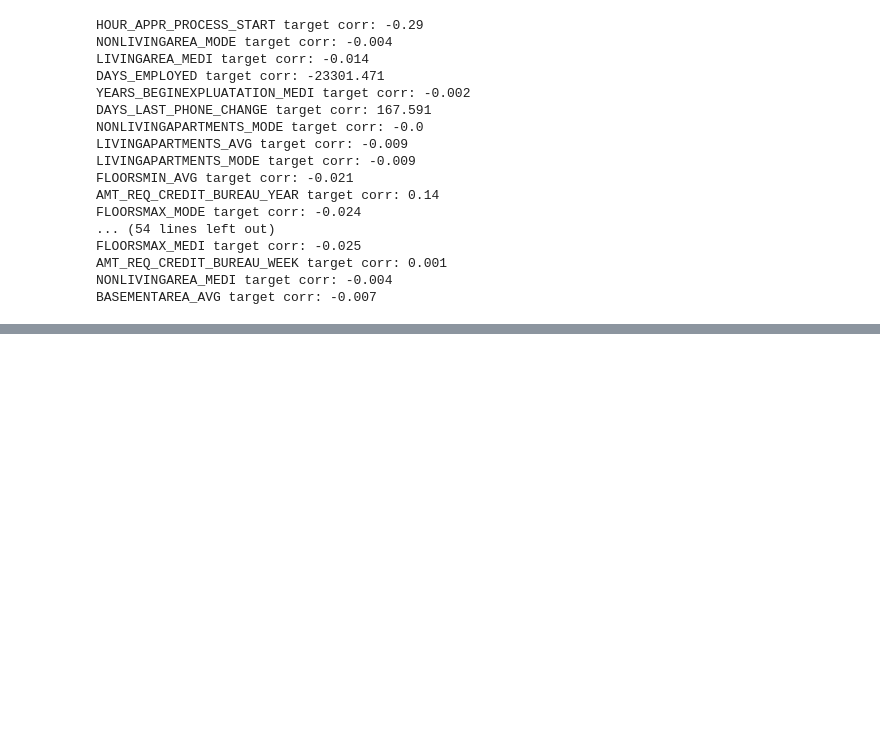
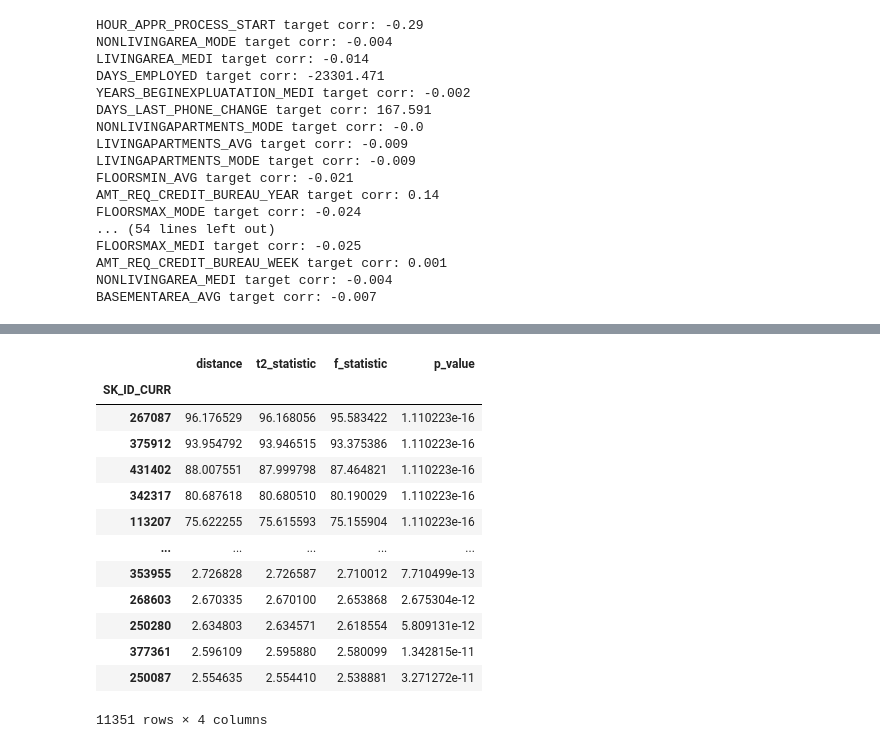
Before and after one commit to dayyass/bachelor-diploma, a Jupyter notebook: analysis/numerical_features.ipynb, the cells around one changed output, grey strips where cells are left out. Drawn from its saved outputs; the diff is of its cells as text; code cells hidden in the pictures; blank space fills up the shorter version.

```diff
--- a/analysis/numerical_correlation.ipynb
+++ b/analysis/numerical_features.ipynb
@@ -211,0 +440,18 @@ BASEMENTAREA_AVG target corr: -0.007
+# %%
+df_application_train_numerical.drop(["TARGET"], axis=1, inplace=True)
+df_application_train_numerical.dropna(inplace=True)
+# %%
+distance_vector, t2_statistic_vector, f_statistic_vector, p_value_vector = mahalanobis_outlier_test(
+    df_application_train_numerical,
+    verbose=True,
+)
+# %%
+mahalanobis_df = pd.DataFrame(
+    {
+        "distance": distance_vector,
+        "t2_statistic": t2_statistic_vector,
+        "f_statistic": f_statistic_vector,
+        "p_value": p_value_vector,
+    },
+    index=df_application_train_numerical.index,
+)
@@ -211,0 +468,17 @@ BASEMENTAREA_AVG target corr: -0.007
+# %%
+mahalanobis_df.sort_values(by=["distance"], ascending=False)
+# %% [output]
+|  | distance | t2_statistic | f_statistic | p_value |
+| SK_ID_CURR |  |  |  |  |
+| 267087 | 96.176529 | 96.168056 | 95.583422 | 1.110223e-16 |
+| 375912 | 93.954792 | 93.946515 | 93.375386 | 1.110223e-16 |
+| 431402 | 88.007551 | 87.999798 | 87.464821 | 1.110223e-16 |
+| 342317 | 80.687618 | 80.680510 | 80.190029 | 1.110223e-16 |
+| 113207 | 75.622255 | 75.615593 | 75.155904 | 1.110223e-16 |
+| ... | ... | ... | ... | ... |
+| 353955 | 2.726828 | 2.726587 | 2.710012 | 7.710499e-13 |
+| 268603 | 2.670335 | 2.670100 | 2.653868 | 2.675304e-12 |
+| 250280 | 2.634803 | 2.634571 | 2.618554 | 5.809131e-12 |
+| 377361 | 2.596109 | 2.595880 | 2.580099 | 1.342815e-11 |
+| 250087 | 2.554635 | 2.554410 | 2.538881 | 3.271272e-11 |
+11351 rows × 4 columns
```
Also changed, not shown: parts of 29 cells of this notebook, 7 other files.
